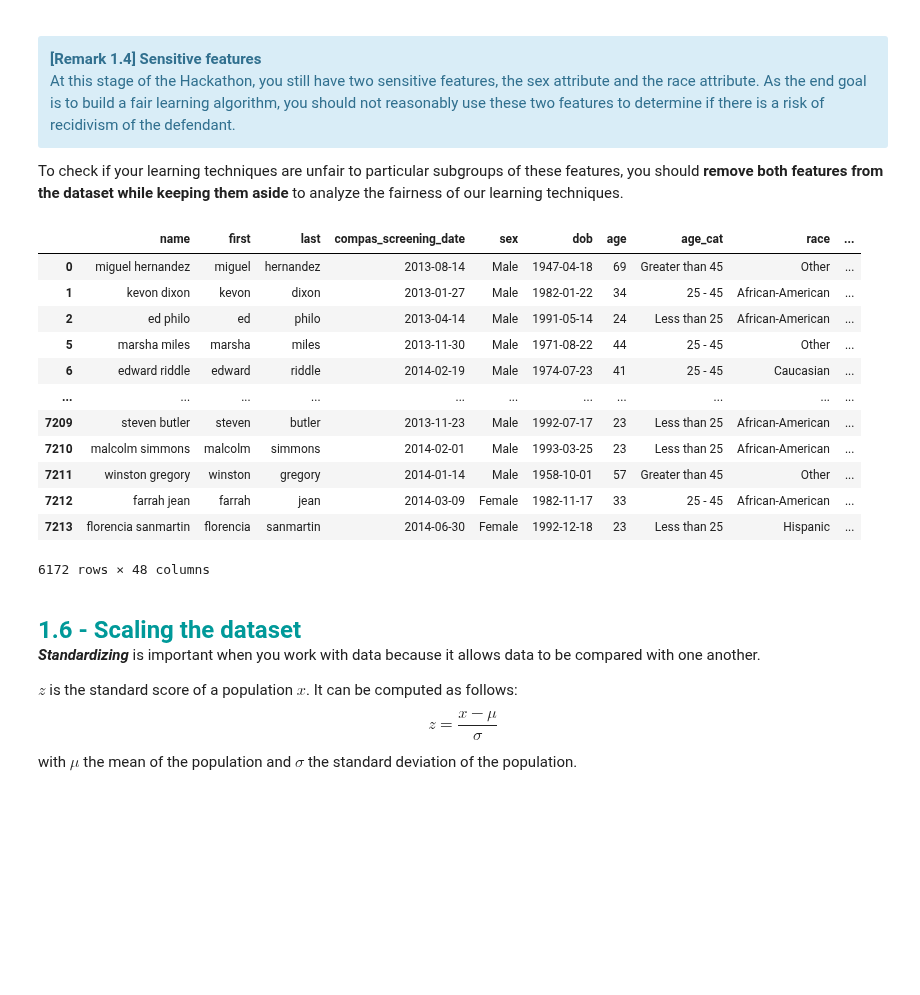
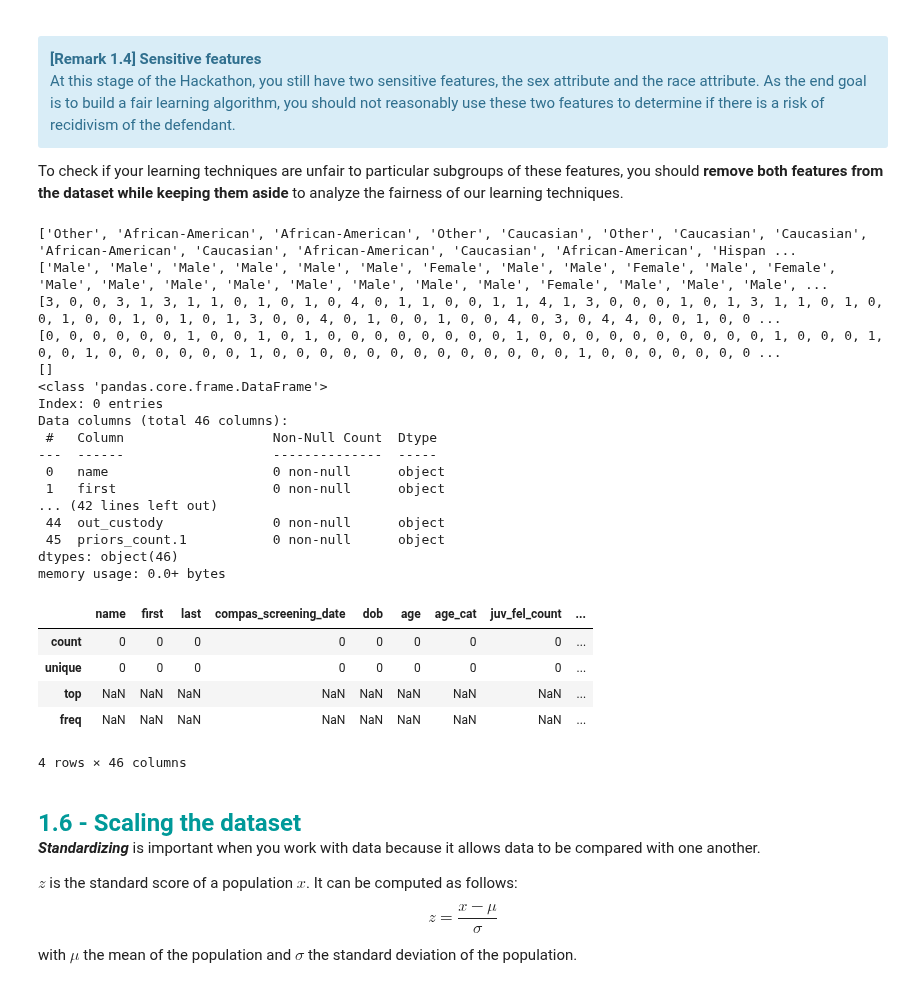
Before and after one commit to rbellens1/Hackaton, a Jupyter notebook: Hackathon3/H3-Clustering-Student.ipynb, the cells around one changed output. Cells and saved outputs as stored; diff of their text form; code cells hidden in the pictures; blank space fills up the shorter version.

```diff
--- a/Hackathon3/H3-Clustering-Student.ipynb
+++ b/Hackathon3/H3-Clustering-Student.ipynb
@@ -456,43 +456,77 @@ To check if your learning techniques are unfair to particular subgroups of these
 # %%
 """
 CELL N°1.5 : SENSITIVE FEATURES
 
 @pre:  A pandas.DataFrame `df` containing the dataset with sensitive features
 @post: A pandas.DataFrame `df` containing the dataset without sensitive features and separate numpy arrays for each sensitive feature
 as well as the true label array `y`.
 """
 
 # Use the dictionaries below to encode numerically the sensitive features.
-race = ...
 race_map = {
     "African-American": 0,
     "Caucasian": 1,
     "Asian": 2,
     "Other": 3,
     "Hispanic": 4,
     "Native American": 5,
 }
 
-sex_map = {"Male": 0, "Female": 1}
+sex_map = {
+    "Male": 0,
+    "Female": 1
+}
+
+
+#Create arrays of numbers for the sensitive features
+race_text = df["race"].tolist()
+sex_text = df["sex"].tolist()
+
+race = [race_map[i] for i in race_text]
+sex = [sex_map[i] for i in sex_text]
+
+print(race_text)
+print(sex_text)
+print(race)
+print(sex)
+
+#Drop sensitive features
+drop = df.drop(columns=["race","sex"])
+df = pd.DataFrame(columns=drop.columns)
 
 # As you approach the last step of the preprocessing, you should also store the target variable and remove it from the dataframe.
 # It is good practice to remove it just before the scaling so that its dimension corresponds to the number of data points in `df`.
 y = df["two_year_recid"].astype(float).values
-df.drop(columns=["two_year_recid"])
+drop = df.drop(columns=["two_year_recid"])
+df = pd.DataFrame(columns=drop.columns)
+
+print(y)
+df.info()
+df.describe()
 # %% [output]
+['Other', 'African-American', 'African-American', 'Other', 'Caucasian', 'Other', 'Caucasian', 'Caucasian', 'African-American', 'Caucasian', 'African-American', 'Caucasian', 'African-American', 'Hispan ...
+['Male', 'Male', 'Male', 'Male', 'Male', 'Male', 'Female', 'Male', 'Male', 'Female', 'Male', 'Female', 'Male', 'Male', 'Male', 'Male', 'Male', 'Male', 'Male', 'Male', 'Female', 'Male', 'Male', 'Male', ...
+[3, 0, 0, 3, 1, 3, 1, 1, 0, 1, 0, 1, 0, 4, 0, 1, 1, 0, 0, 1, 1, 4, 1, 3, 0, 0, 0, 1, 0, 1, 3, 1, 1, 0, 1, 0, 0, 1, 0, 0, 1, 0, 1, 0, 1, 3, 0, 0, 4, 0, 1, 0, 0, 1, 0, 0, 4, 0, 3, 0, 4, 4, 0, 0, 1, 0, 0 ...
+[0, 0, 0, 0, 0, 0, 1, 0, 0, 1, 0, 1, 0, 0, 0, 0, 0, 0, 0, 0, 1, 0, 0, 0, 0, 0, 0, 0, 0, 0, 0, 1, 0, 0, 0, 1, 0, 0, 1, 0, 0, 0, 0, 0, 0, 1, 0, 0, 0, 0, 0, 0, 0, 0, 0, 0, 0, 0, 0, 1, 0, 0, 0, 0, 0, 0, 0 ...
+[]
+<class 'pandas.core.frame.DataFrame'>
+Index: 0 entries
+Data columns (total 46 columns):
+ #   Column                   Non-Null Count  Dtype
+---  ------                   --------------  -----
+ 0   name                     0 non-null      object
+ 1   first                    0 non-null      object
+... (42 lines left out)
+ 44  out_custody              0 non-null      object
+ 45  priors_count.1           0 non-null      object
+dtypes: object(46)
+memory usage: 0.0+ bytes
-|  | name | first | last | compas_screening_date | sex | dob | age | age_cat | race | ... |
-| 0 | miguel hernandez | miguel | hernandez | 2013-08-14 | Male | 1947-04-18 | 69 | Greater than 45 | Other | ... |
-| 1 | kevon dixon | kevon | dixon | 2013-01-27 | Male | 1982-01-22 | 34 | 25 - 45 | African-American | ... |
-| 2 | ed philo | ed | philo | 2013-04-14 | Male | 1991-05-14 | 24 | Less than 25 | African-American | ... |
-| 5 | marsha miles | marsha | miles | 2013-11-30 | Male | 1971-08-22 | 44 | 25 - 45 | Other | ... |
-| 6 | edward riddle | edward | riddle | 2014-02-19 | Male | 1974-07-23 | 41 | 25 - 45 | Caucasian | ... |
-| ... | ... | ... | ... | ... | ... | ... | ... | ... | ... | ... |
-| 7209 | steven butler | steven | butler | 2013-11-23 | Male | 1992-07-17 | 23 | Less than 25 | African-American | ... |
-| 7210 | malcolm simmons | malcolm | simmons | 2014-02-01 | Male | 1993-03-25 | 23 | Less than 25 | African-American | ... |
-| 7211 | winston gregory | winston | gregory | 2014-01-14 | Male | 1958-10-01 | 57 | Greater than 45 | Other | ... |
-| 7212 | farrah jean | farrah | jean | 2014-03-09 | Female | 1982-11-17 | 33 | 25 - 45 | African-American | ... |
-| 7213 | florencia sanmartin | florencia | sanmartin | 2014-06-30 | Female | 1992-12-18 | 23 | Less than 25 | Hispanic | ... |
+|  | name | first | last | compas_screening_date | dob | age | age_cat | juv_fel_count | ... |
+| count | 0 | 0 | 0 | 0 | 0 | 0 | 0 | 0 | ... |
+| unique | 0 | 0 | 0 | 0 | 0 | 0 | 0 | 0 | ... |
+| top | NaN | NaN | NaN | NaN | NaN | NaN | NaN | NaN | ... |
+| freq | NaN | NaN | NaN | NaN | NaN | NaN | NaN | NaN | ... |
-6172 rows × 48 columns
+4 rows × 46 columns
 # %% [markdown]
 <br>
 <font size=5 color=#009999> <b>1.6 - Scaling the dataset</b> <br>
```
Also changed, not shown: parts of 5 cells of this notebook.
